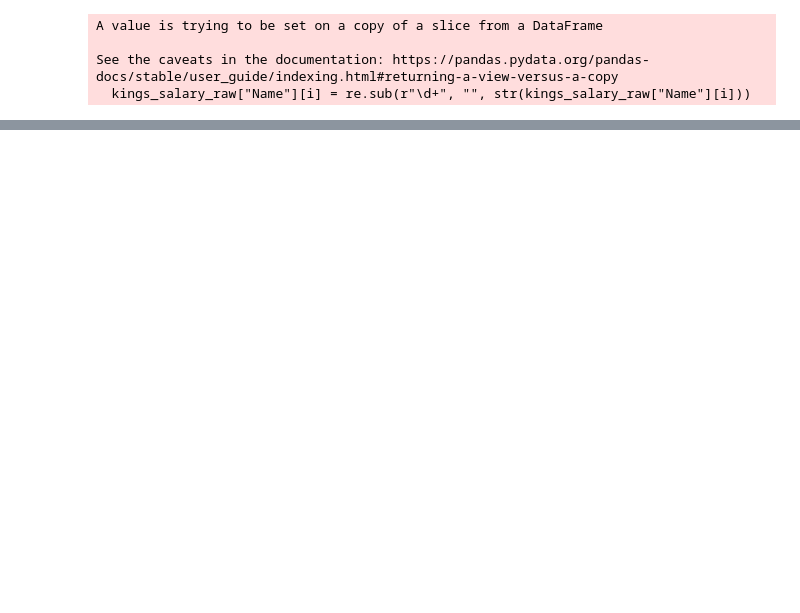
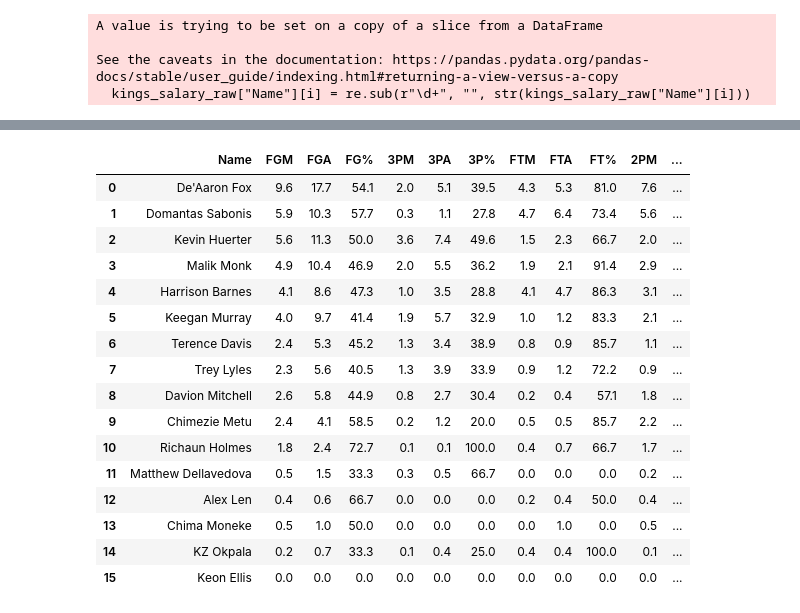
Before and after one commit to mattmori21/Kings-Project, a Jupyter notebook: data.ipynb, the cells around one changed output, grey strips where cells are left out. Cells and saved outputs as stored; diff of their text form; code cells hidden in the pictures; blank space fills up the shorter version.

```diff
--- a/data.ipynb
+++ b/data.ipynb
@@ -260,0 +256,25 @@ fullnbastats
+# %%
+pd.set_option('display.max_columns', None)
+kings_player_shooting_salary = pd.merge(kings_stats_salary,kings_stats, how = "left", on = "Name")
+salary = kings_player_shooting_salary.pop("Salary")
+kings_player_shooting_salary = pd.concat([kings_player_shooting_salary, salary], axis = 'columns')
+# %%
+kings_player_shooting_salary
+# %% [output]
+|  | Name | FGM | FGA | FG% | 3PM | 3PA | 3P% | FTM | FTA | FT% | 2PM | ... |
+| 0 | De'Aaron Fox | 9.6 | 17.7 | 54.1 | 2.0 | 5.1 | 39.5 | 4.3 | 5.3 | 81.0 | 7.6 | ... |
+| 1 | Domantas Sabonis | 5.9 | 10.3 | 57.7 | 0.3 | 1.1 | 27.8 | 4.7 | 6.4 | 73.4 | 5.6 | ... |
+| 2 | Kevin Huerter | 5.6 | 11.3 | 50.0 | 3.6 | 7.4 | 49.6 | 1.5 | 2.3 | 66.7 | 2.0 | ... |
+| 3 | Malik Monk | 4.9 | 10.4 | 46.9 | 2.0 | 5.5 | 36.2 | 1.9 | 2.1 | 91.4 | 2.9 | ... |
+| 4 | Harrison Barnes | 4.1 | 8.6 | 47.3 | 1.0 | 3.5 | 28.8 | 4.1 | 4.7 | 86.3 | 3.1 | ... |
+| 5 | Keegan Murray | 4.0 | 9.7 | 41.4 | 1.9 | 5.7 | 32.9 | 1.0 | 1.2 | 83.3 | 2.1 | ... |
+| 6 | Terence Davis | 2.4 | 5.3 | 45.2 | 1.3 | 3.4 | 38.9 | 0.8 | 0.9 | 85.7 | 1.1 | ... |
+| 7 | Trey Lyles | 2.3 | 5.6 | 40.5 | 1.3 | 3.9 | 33.9 | 0.9 | 1.2 | 72.2 | 0.9 | ... |
+| 8 | Davion Mitchell | 2.6 | 5.8 | 44.9 | 0.8 | 2.7 | 30.4 | 0.2 | 0.4 | 57.1 | 1.8 | ... |
+| 9 | Chimezie Metu | 2.4 | 4.1 | 58.5 | 0.2 | 1.2 | 20.0 | 0.5 | 0.5 | 85.7 | 2.2 | ... |
+| 10 | Richaun Holmes | 1.8 | 2.4 | 72.7 | 0.1 | 0.1 | 100.0 | 0.4 | 0.7 | 66.7 | 1.7 | ... |
+| 11 | Matthew Dellavedova | 0.5 | 1.5 | 33.3 | 0.3 | 0.5 | 66.7 | 0.0 | 0.0 | 0.0 | 0.2 | ... |
+| 12 | Alex Len | 0.4 | 0.6 | 66.7 | 0.0 | 0.0 | 0.0 | 0.2 | 0.4 | 50.0 | 0.4 | ... |
+| 13 | Chima Moneke | 0.5 | 1.0 | 50.0 | 0.0 | 0.0 | 0.0 | 0.0 | 1.0 | 0.0 | 0.5 | ... |
+| 14 | KZ Okpala | 0.2 | 0.7 | 33.3 | 0.1 | 0.4 | 25.0 | 0.4 | 0.4 | 100.0 | 0.1 | ... |
+| 15 | Keon Ellis | 0.0 | 0.0 | 0.0 | 0.0 | 0.0 | 0.0 | 0.0 | 0.0 | 0.0 | 0.0 | ... |
```
Also changed, not shown: parts of 12 cells of this notebook, 1 other file.
